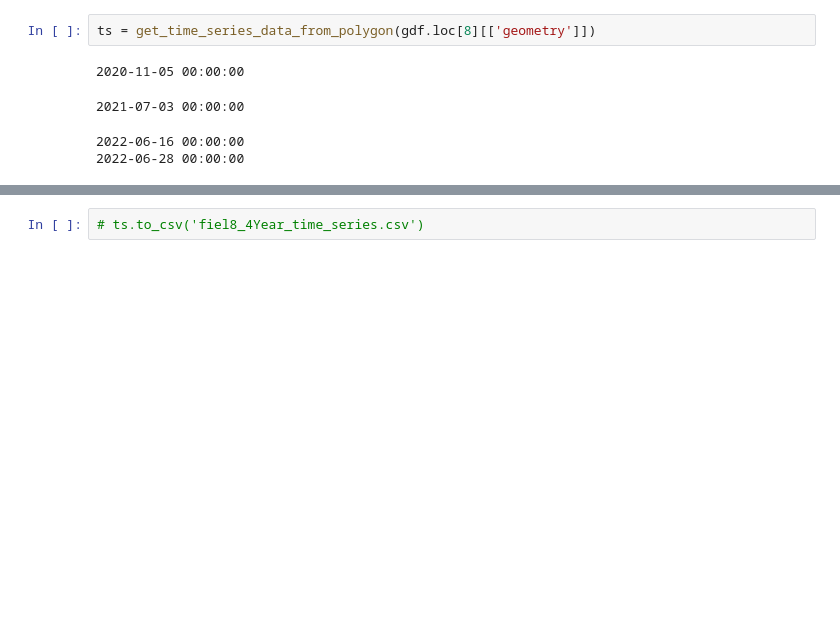
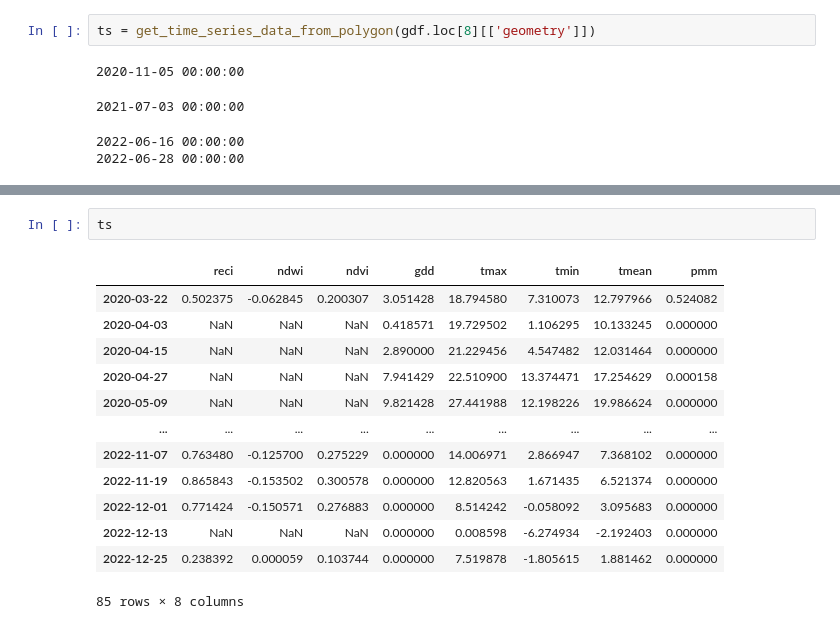
Before and after one commit to moritzmock/Hackathon2023, a Jupyter notebook: data extraction/data_extraction.ipynb, the cells around one changed output, grey strips where cells are left out. Drawn from its saved outputs; the diff is of its cells as text; blank space fills up the shorter version.

```diff
--- a/data extraction/data_extraction.ipynb
+++ b/data extraction/data_extraction.ipynb
@@ -171,2 +200,16 @@ ts.head()
-# %%
-# ts.to_csv('fiel8_4Year_time_series.csv')
+# %%
+ts
+# %% [output]
+|  | reci | ndwi | ndvi | gdd | tmax | tmin | tmean | pmm |
+| 2020-03-22 | 0.502375 | -0.062845 | 0.200307 | 3.051428 | 18.794580 | 7.310073 | 12.797966 | 0.524082 |
+| 2020-04-03 | NaN | NaN | NaN | 0.418571 | 19.729502 | 1.106295 | 10.133245 | 0.000000 |
+| 2020-04-15 | NaN | NaN | NaN | 2.890000 | 21.229456 | 4.547482 | 12.031464 | 0.000000 |
+| 2020-04-27 | NaN | NaN | NaN | 7.941429 | 22.510900 | 13.374471 | 17.254629 | 0.000158 |
+| 2020-05-09 | NaN | NaN | NaN | 9.821428 | 27.441988 | 12.198226 | 19.986624 | 0.000000 |
+| ... | ... | ... | ... | ... | ... | ... | ... | ... |
+| 2022-11-07 | 0.763480 | -0.125700 | 0.275229 | 0.000000 | 14.006971 | 2.866947 | 7.368102 | 0.000000 |
+| 2022-11-19 | 0.865843 | -0.153502 | 0.300578 | 0.000000 | 12.820563 | 1.671435 | 6.521374 | 0.000000 |
+| 2022-12-01 | 0.771424 | -0.150571 | 0.276883 | 0.000000 | 8.514242 | -0.058092 | 3.095683 | 0.000000 |
+| 2022-12-13 | NaN | NaN | NaN | 0.000000 | 0.008598 | -6.274934 | -2.192403 | 0.000000 |
+| 2022-12-25 | 0.238392 | 0.000059 | 0.103744 | 0.000000 | 7.519878 | -1.805615 | 1.881462 | 0.000000 |
+85 rows × 8 columns
```
Also changed, not shown: parts of 9 cells of this notebook, 2 other files.
